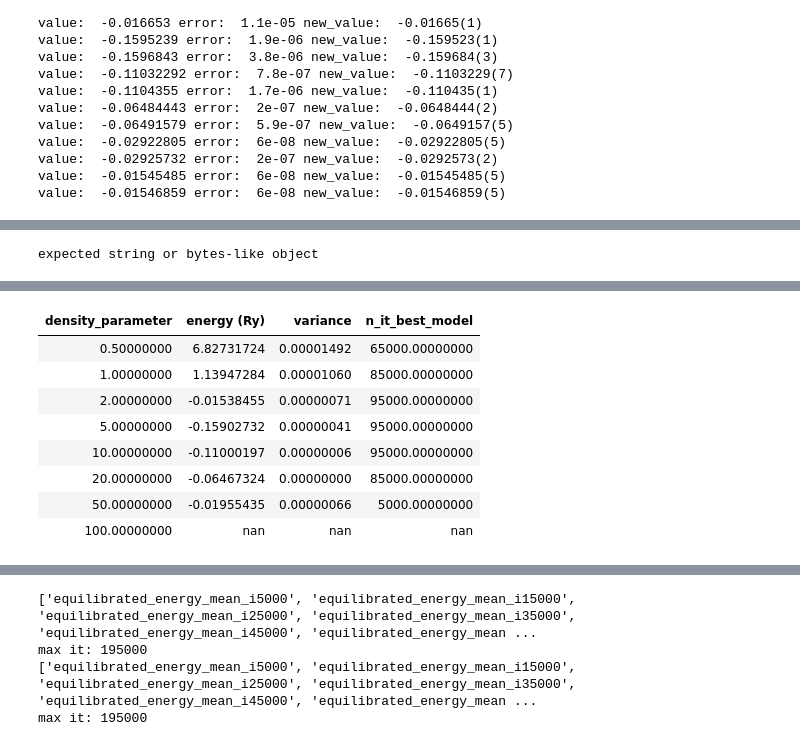
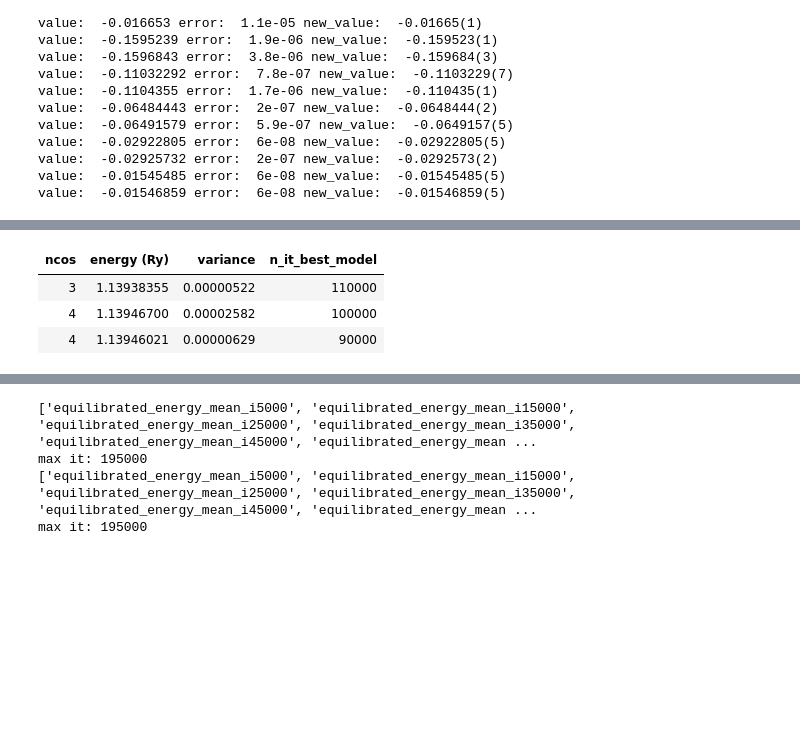
Before and after one commit to xmax1/nn_ansatz, a Jupyter notebook: src/exp/plotting.ipynb, the cells around one changed output, grey strips where cells are left out. Drawn from its saved outputs; the diff is of its cells as text; code cells hidden in the pictures; blank space fills up the shorter version.

```diff
--- a/src/exp/plotting.ipynb
+++ b/src/exp/plotting.ipynb
@@ -87,8 +88,8 @@ expected string or bytes-like object
 [interactive output not drawn]
 [interactive output not drawn]
 # %%
-name = '/home/energy/amawi/projects/nn_ansatz/src/experiments/HEG/1212/dp_14'
-x = 'density_parameter'
+name = '/home/energy/amawi/projects/nn_ansatz/src/experiments/HEG/el7'
+x = 'ncos'
 y = 'equilibrated_energy_mean'
 yerr = 'equilibrated_energy_sem'
 title = 'denisty parameter sweep'
@@ -98,44 +99,38 @@ n_el = 14
 # data = get_data(name, groupby=x, dicts=[])
 data = get_data(name, dicts=[])
 
 n_det = (1,)
 xs = [data[data['n_det'] == i][x] for i in n_det]
 ys = [data[data['n_det'] == i][y] for i in n_det]
 yerrs = [data[data['n_det'] == i][yerr] for i in n_det]
 
 graph = plot_scatter(xs,
                      ys,
                      yerrs=yerrs,
                      title=title)
 show(graph)
 
-data[data['n_det'] == 1][[x, 'energy (Ry)', 'variance', 'n_it_best_model']].sort_values(by='density_parameter').style.hide_index()
+data[data['n_det'] == 1][[x, 'energy (Ry)', 'variance', 'n_it_best_model']].sort_values(by=x).style.hide_index()
 
 # data = data.rename(columns={"density_parameter":"rs"})
 
 # origin = '%iel_nnansatz.txt' % n_el
 
 # data = data[data['rs'] != 100][['rs', 'energy (Ry)', 'variance', 'n_it_best_model']].sort_values(by='rs')
 # data.to_csv(origin, index=False)
 
 # merge_cols = [['E^_\mathrm{VMC} (Ry)', 'energy (Ry)', 'variance']]
 
 # create_error_cols(origin, merge_cols=merge_cols)
 
 # generate_latex_table(origin, '%iel_nnansatz_latex.txt' % n_el, keep_cols=[0, -1, -2])
 # %% [output]
-expected string or bytes-like object
 [interactive output not drawn]
 [interactive output not drawn]
-| density_parameter | energy (Ry) | variance | n_it_best_model |
-| 0.50000000 | 6.82731724 | 0.00001492 | 65000.00000000 |
-| 1.00000000 | 1.13947284 | 0.00001060 | 85000.00000000 |
-| 2.00000000 | -0.01538455 | 0.00000071 | 95000.00000000 |
-| 5.00000000 | -0.15902732 | 0.00000041 | 95000.00000000 |
-| 10.00000000 | -0.11000197 | 0.00000006 | 95000.00000000 |
-| 20.00000000 | -0.06467324 | 0.00000000 | 85000.00000000 |
-| 50.00000000 | -0.01955435 | 0.00000066 | 5000.00000000 |
-| 100.00000000 | nan | nan | nan |
+| ncos | energy (Ry) | variance | n_it_best_model |
+| 3 | 1.13938355 | 0.00000522 | 110000 |
+| 4 | 1.13946700 | 0.00002582 | 100000 |
+| 4 | 1.13946021 | 0.00000629 | 90000 |
 # %%
 data
 # %% [output]
```
Also changed, not shown: parts of 1 cell of this notebook, 8 other files.
